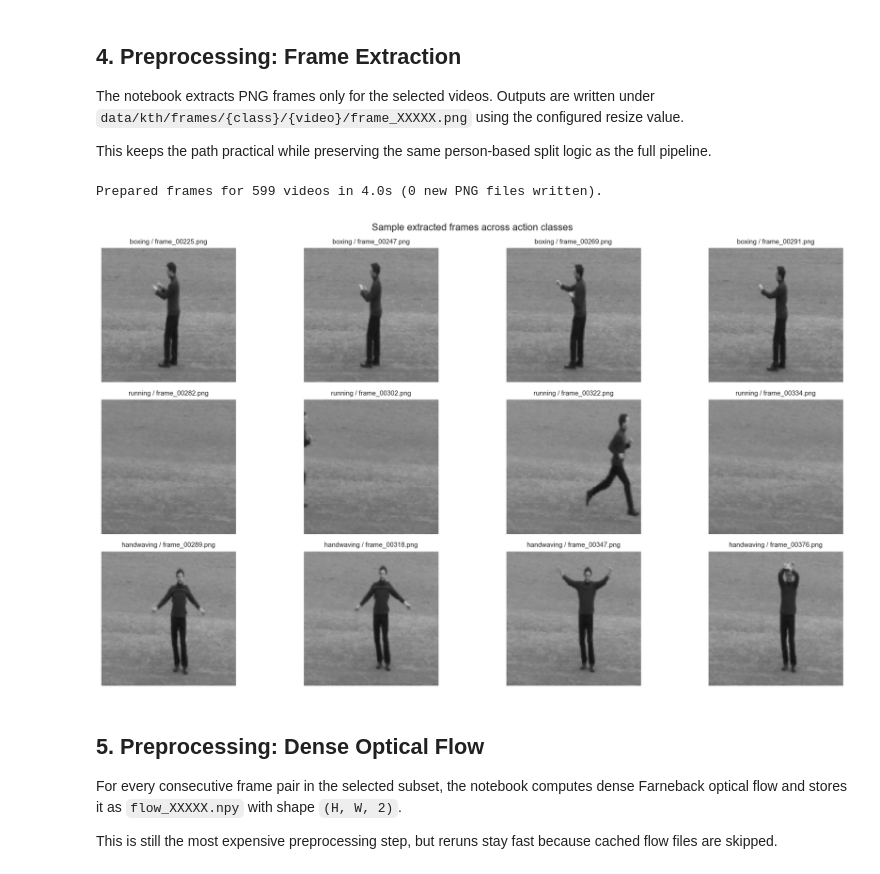
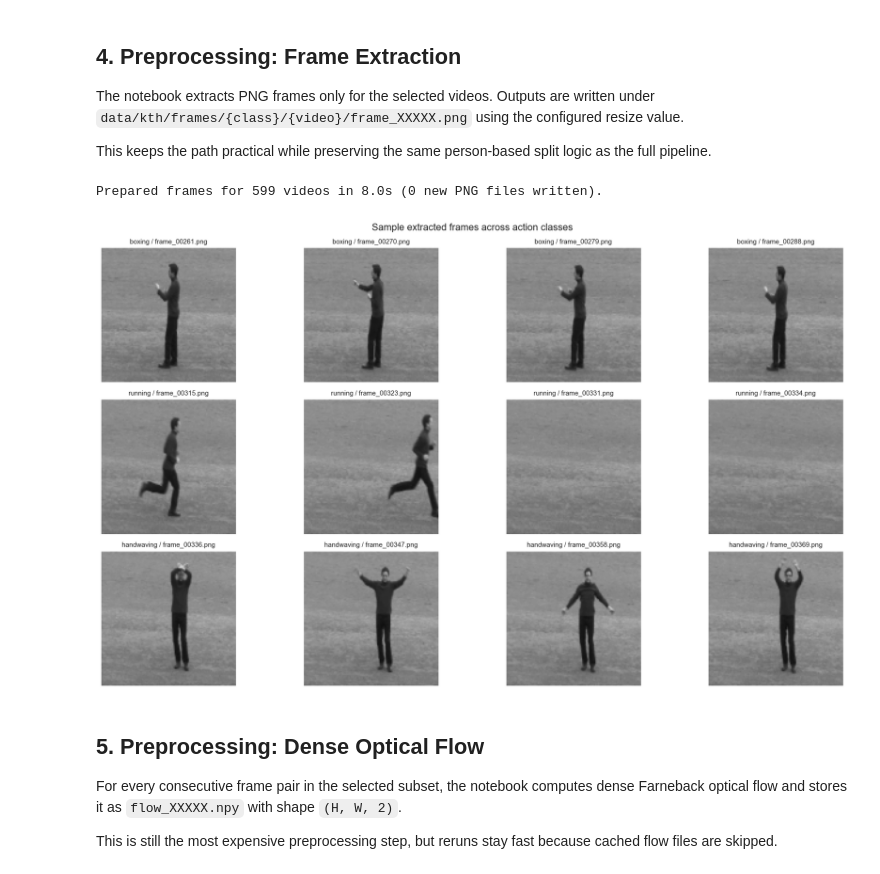
Before and after one commit to amahdi4/ActionFlow, a Jupyter notebook: ActionFlow.ipynb, the cells around one changed output. Cells and saved outputs as stored; diff of their text form; code cells hidden in the pictures.

```diff
--- a/ActionFlow.ipynb
+++ b/ActionFlow.ipynb
@@ -381,39 +381,38 @@ print(f"Prepared frames for {len(selected_avis)} videos in {elapsed:.1f}s ({new_
 def find_active_frame_index(frame_paths, start_ratio=0.25):
     """Find a frame where the person is visible by picking the highest-variance frame past the intro."""
     search_start = int(len(frame_paths) * start_ratio)
     best_idx, best_var = search_start, 0.0
     for i in range(search_start, len(frame_paths), max(len(frame_paths) // 20, 1)):
         frame = cv2.imread(str(frame_paths[i]), cv2.IMREAD_GRAYSCALE)
         var = float(frame.var()) if frame is not None else 0.0
         if var > best_var:
             best_var = var
             best_idx = i
     return best_idx
 
 
 fig, axes = plt.subplots(len(NOTEBOOK_SAMPLE_CLASSES), 4, figsize=(16, 3 * len(NOTEBOOK_SAMPLE_CLASSES)))
 for row, class_name in enumerate(NOTEBOOK_SAMPLE_CLASSES):
     video_dir = first_available_video_dir(frames_root, class_name)
     frame_paths = sorted(video_dir.glob("frame_*.png"))
     active_idx = find_active_frame_index(frame_paths)
-    # Show 4 frames centered around the active region
-    spread = max(len(frame_paths) // 8, 1)
-    anchor = max(active_idx - spread, 0)
-    step = max(spread // 2, 1)
+    # Show 4 frames tightly clustered around the active frame (small step)
+    step = max(len(frame_paths) // 40, 2)
+    anchor = max(active_idx - step, 0)
     for col in range(4):
         index = min(anchor + col * step, len(frame_paths) - 1)
         frame = cv2.cvtColor(cv2.imread(str(frame_paths[index])), cv2.COLOR_BGR2RGB)
         axes[row, col].imshow(frame)
         axes[row, col].set_title(f"{class_name} / {frame_paths[index].name}", fontsize=9)
         axes[row, col].axis("off")
 
 fig.suptitle("Sample extracted frames across action classes", fontsize=13)
 fig.tight_layout()
 display(fig)
 plt.close(fig)
 # %% [output]
-Prepared frames for 599 videos in 4.0s (0 new PNG files written).
+Prepared frames for 599 videos in 8.0s (0 new PNG files written).
-[figure, old version]
+[figure, new version]
 # %% [markdown]
 ## 5. Preprocessing: Dense Optical Flow
 
```
Also changed, not shown: parts of 19 cells of this notebook, 1 other file.
